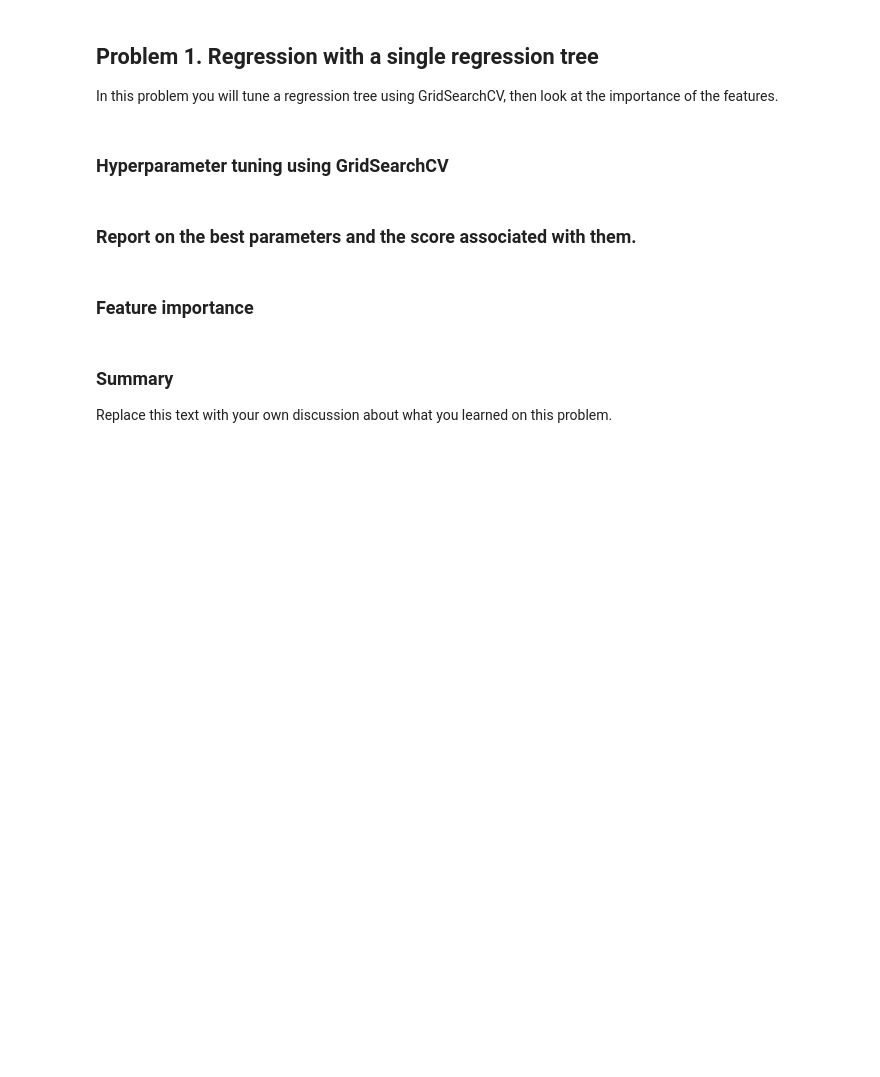
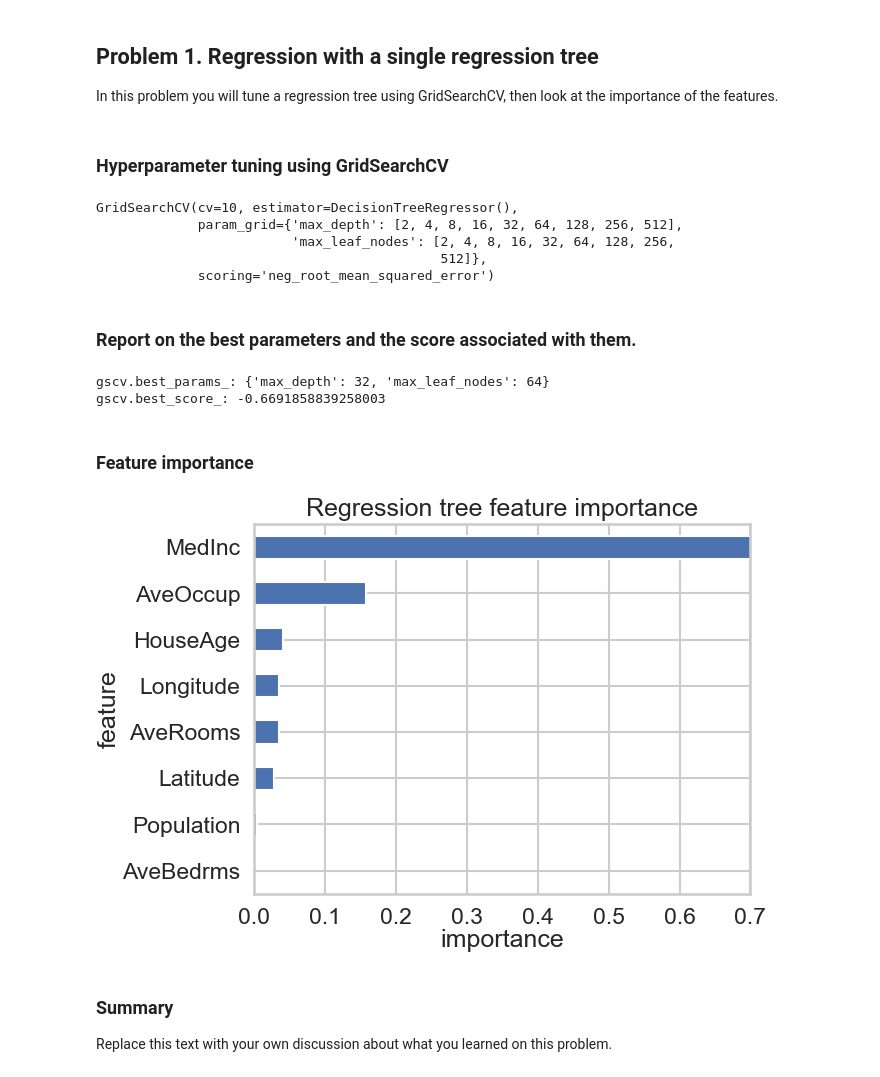
Before and after one commit to samogden/CST463-assignments, a Jupyter notebook: homework/hw01/ensemble.ipynb, the cells around one changed output. Drawn from its saved outputs; the diff is of its cells as text; code cells hidden in the pictures; blank space fills up the shorter version.

```diff
--- a/homework/hw01/ensemble.ipynb
+++ b/homework/hw01/ensemble.ipynb
@@ -125,6 +179,23 @@ In this problem you will tune a regression tree using GridSearchCV, then look at
 # Hint: don't forget to specify the scoring parameter when you use GridSearchCV.
 
 # YOUR CODE HERE
+gscv = GridSearchCV(
+    DecisionTreeRegressor(),
+    param_grid={
+        "max_leaf_nodes" : [2**i for i in range(1, 10)],
+        "max_depth" : [2**i for i in range(1, 10)]
+    },
+    scoring="neg_root_mean_squared_error",
+    cv=10
+)
+
+gscv.fit(X_train_s, y_train_s)
+# %% [output]
+GridSearchCV(cv=10, estimator=DecisionTreeRegressor(),
+             param_grid={'max_depth': [2, 4, 8, 16, 32, 64, 128, 256, 512],
+                         'max_leaf_nodes': [2, 4, 8, 16, 32, 64, 128, 256,
+                                            512]},
+             scoring='neg_root_mean_squared_error')
 # %% [markdown]
 ### Report on the best parameters and the score associated with them.
 # %%
@@ -132,17 +203,31 @@ In this problem you will tune a regression tree using GridSearchCV, then look at
 # Use two print statements.
 # Hint: you can get the values you want from your trained GridSearchCV object.
 
+
+print(f"gscv.best_params_: {gscv.best_params_}")
+print(f"gscv.best_score_: {gscv.best_score_}")
 # YOUR CODE HERE
+# %% [output]
+gscv.best_params_: {'max_depth': 32, 'max_leaf_nodes': 64}
+gscv.best_score_: -0.6691858839258003
 # %% [markdown]
 ### Feature importance
 # %%
 # Create a horizontal bar plot showing the feature importance for each predictor variable.
 # Give the plot an appropriate title and x/y axis labels.
 
 # Hint: you can get the feature importances from your GridSearchCV object by
 # first accessing the best estimator that the GridSearchCV found.
 
 # YOUR CODE HERE
+importance = pd.Series(gscv.best_estimator_.feature_importances_)
+importance.index = df.columns
+importance.sort_values().plot.barh(title='Regression tree feature importance')
+plt.xlim(0, 0.7)
+plt.xlabel('importance')
+plt.ylabel('feature');
+# %% [output]
+[figure, added]
 # %% [markdown]
 ### Summary
 
```
Also changed, not shown: parts of 10 cells of this notebook.
